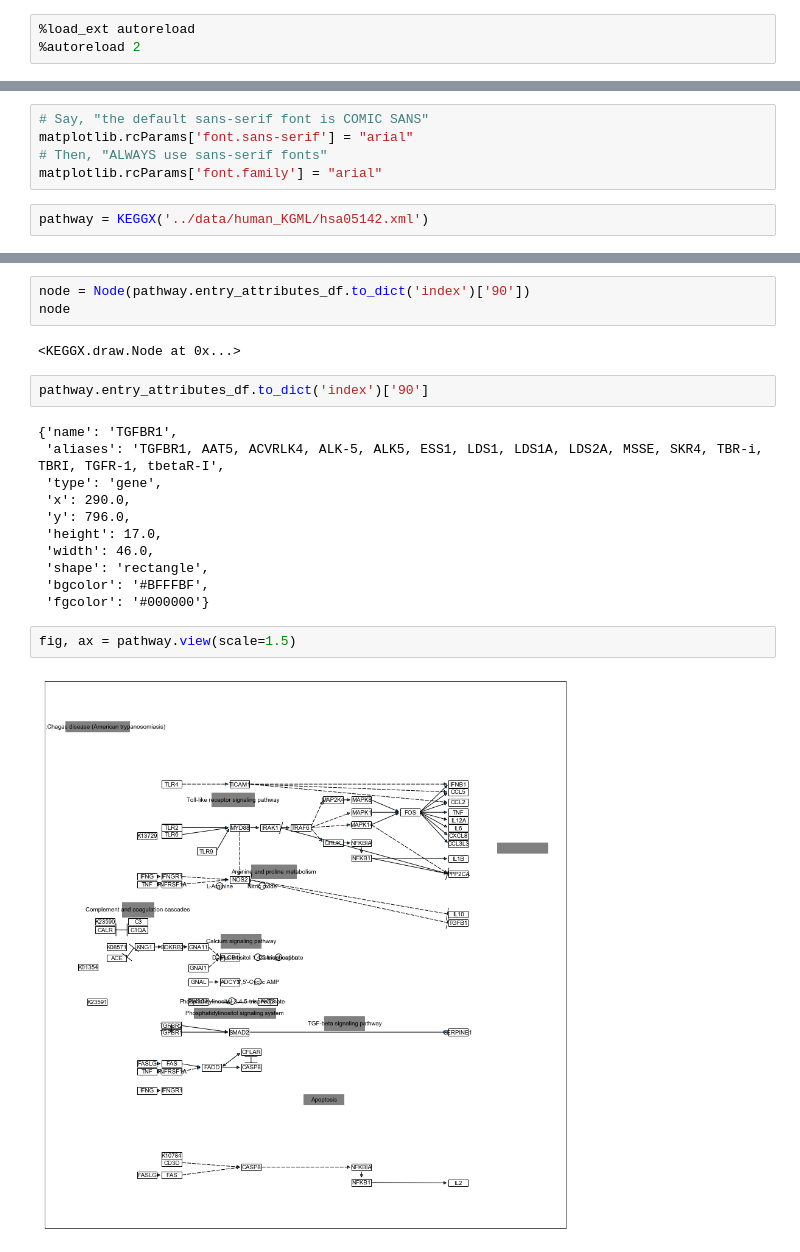
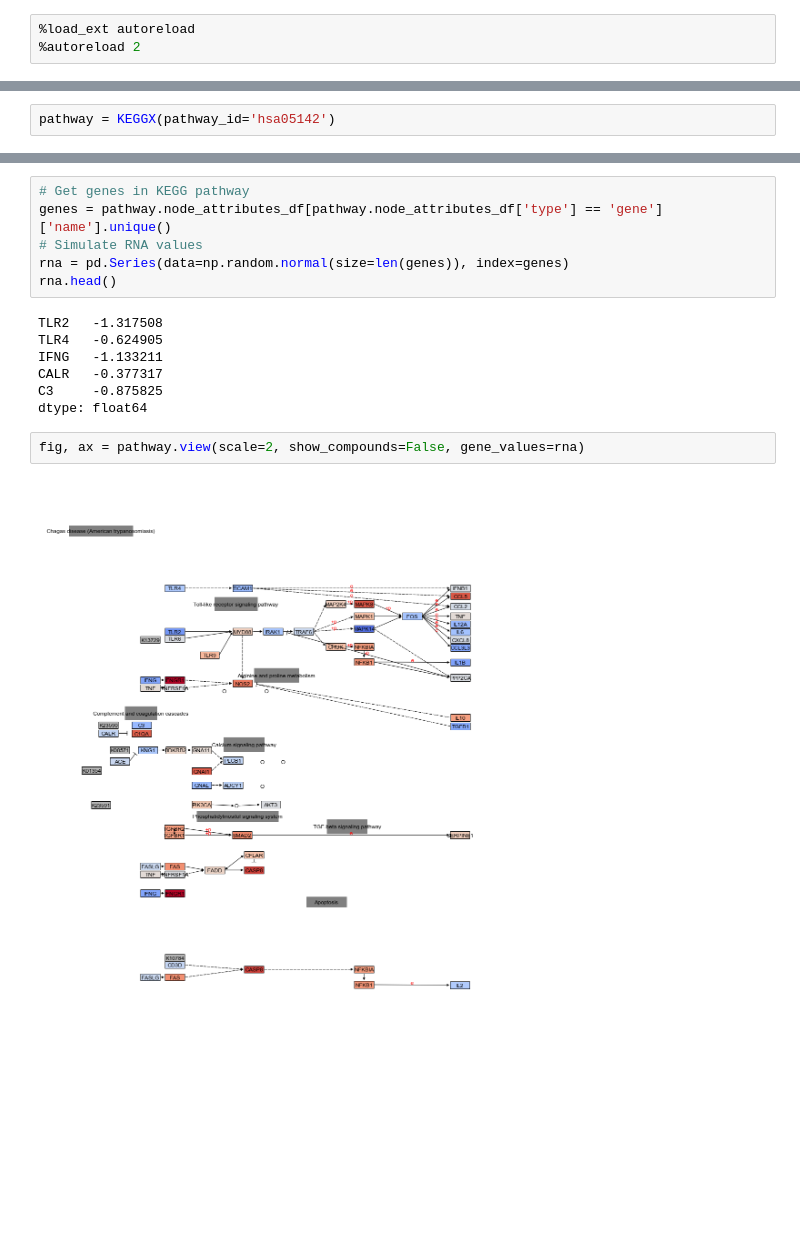
Before and after one commit to iamjli/keggx, a Jupyter notebook: notebooks/example.ipynb, the cells around one changed output, grey strips where cells are left out. Saved outputs shown, nothing was run; the diff lists cells and outputs as text; blank space fills up the shorter version.

```diff
--- a/notebooks/example.ipynb
+++ b/notebooks/example.ipynb
@@ -19,8 +14,3 @@ import matplotlib.pyplot as plt
 import seaborn as sns
-# %%
-# Say, "the default sans-serif font is COMIC SANS"
-matplotlib.rcParams['font.sans-serif'] = "arial"
-# Then, "ALWAYS use sans-serif fonts"
-matplotlib.rcParams['font.family'] = "arial"
 # %%
-pathway = KEGGX('../data/human_KGML/hsa05142.xml')
+pathway = KEGGX(pathway_id='hsa05142')
@@ -75,22 +17,17 @@ pathway.entry_attributes_df.reindex(['90','92'])
-# %%
-node = Node(pathway.entry_attributes_df.to_dict('index')['90'])
-node
-# %% [output]
-<KEGGX.draw.Node at 0x...>
-# %%
-pathway.entry_attributes_df.to_dict('index')['90']
-# %% [output]
-{'name': 'TGFBR1',
- 'aliases': 'TGFBR1, AAT5, ACVRLK4, ALK-5, ALK5, ESS1, LDS1, LDS1A, LDS2A, MSSE, SKR4, TBR-i, TBRI, TGFR-1, tbetaR-I',
- 'type': 'gene',
- 'x': 290.0,
- 'y': 796.0,
- 'height': 17.0,
- 'width': 46.0,
- 'shape': 'rectangle',
- 'bgcolor': '#BFFFBF',
- 'fgcolor': '#000000'}
+# %%
+# Get genes in KEGG pathway
+genes = pathway.node_attributes_df[pathway.node_attributes_df['type'] == 'gene']['name'].unique()
+# Simulate RNA values
+rna = pd.Series(data=np.random.normal(size=len(genes)), index=genes)
+rna.head()
+# %% [output]
+TLR2   -1.317508
+TLR4   -0.624905
+IFNG   -1.133211
+CALR   -0.377317
+C3     -0.875825
+dtype: float64
 # %%
-fig, ax = pathway.view(scale=1.5)
+fig, ax = pathway.view(scale=2, show_compounds=False, gene_values=rna)
 # %% [output]
-[figure, old version]
+[figure, new version]
```
Also changed, not shown: parts of 32 cells of this notebook, 22 other files.
